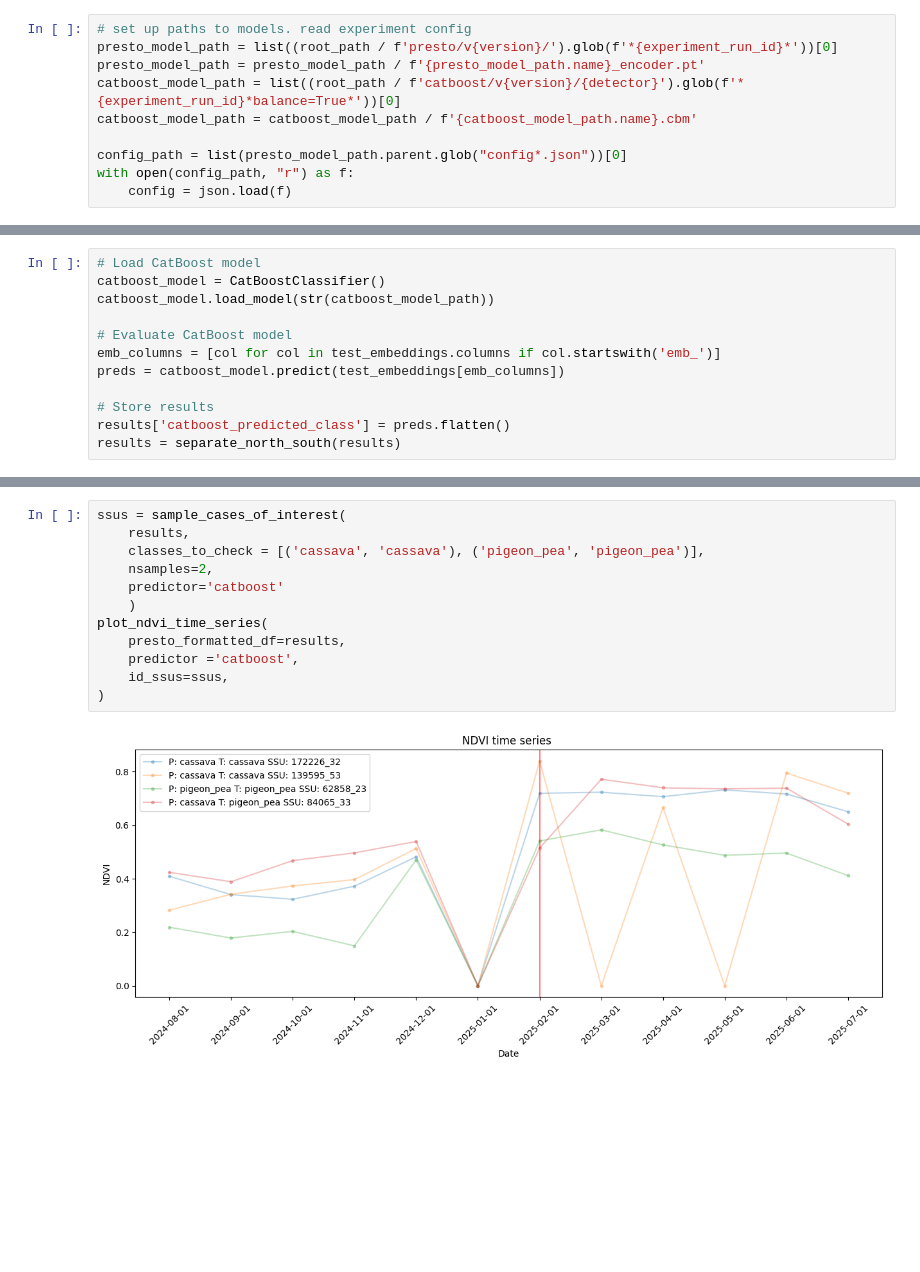
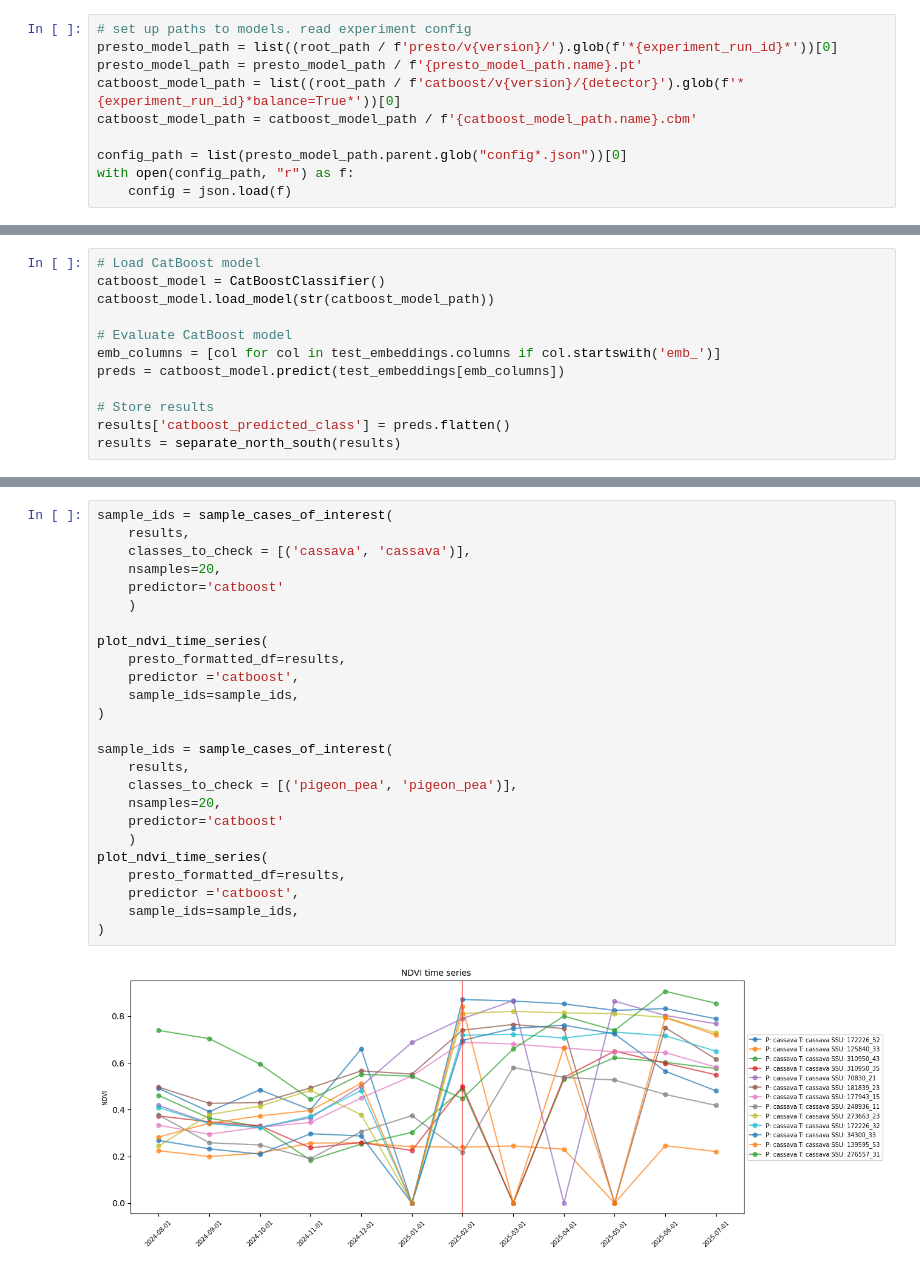
Before and after one commit to WorldCereal/worldcereal-cop4geoglam, a Jupyter notebook: notebooks/data_and_results_investigation.ipynb, the cells around one changed output, grey strips where cells are left out. Cells and saved outputs as stored; diff of their text form; blank space fills up the shorter version.

```diff
--- a/notebooks/data_and_results_investigation.ipynb
+++ b/notebooks/data_and_results_investigation.ipynb
@@ -213,7 +307,7 @@ dataset = "test" # "train", "val", "test"
 # %%
 # set up paths to models. read experiment config
 presto_model_path = list((root_path / f'presto/v{version}/').glob(f'*{experiment_run_id}*'))[0]
-presto_model_path = presto_model_path / f'{presto_model_path.name}_encoder.pt'
+presto_model_path = presto_model_path / f'{presto_model_path.name}.pt'
 catboost_model_path = list((root_path / f'catboost/v{version}/{detector}').glob(f'*{experiment_run_id}*balance=True*'))[0]
 catboost_model_path = catboost_model_path / f'{catboost_model_path.name}.cbm'
 
@@ -288,14 +382,27 @@ plot_ndvi_time_series(
 # %%
-ssus = sample_cases_of_interest(
+sample_ids = sample_cases_of_interest(
     results,
-    classes_to_check = [('cassava', 'cassava'), ('pigeon_pea', 'pigeon_pea')],
-    nsamples=2,
+    classes_to_check = [('cassava', 'cassava')],
+    nsamples=20,
+    predictor='catboost'
+    )
+
+plot_ndvi_time_series(
+    presto_formatted_df=results,
+    predictor ='catboost',
+    sample_ids=sample_ids,
+)
+
+sample_ids = sample_cases_of_interest(
+    results,
+    classes_to_check = [('pigeon_pea', 'pigeon_pea')],
+    nsamples=20,
     predictor='catboost'
     )
 plot_ndvi_time_series(
     presto_formatted_df=results,
     predictor ='catboost',
-    id_ssus=ssus,
+    sample_ids=sample_ids,
 )
 # %% [output]
-[figure, old version]
+[figure, new version]
```
Also changed, not shown: parts of 7 cells of this notebook.
